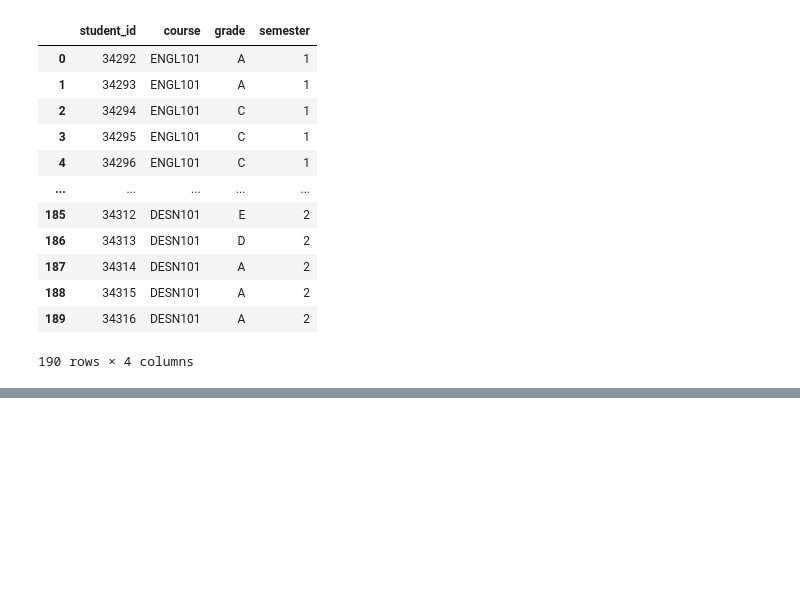
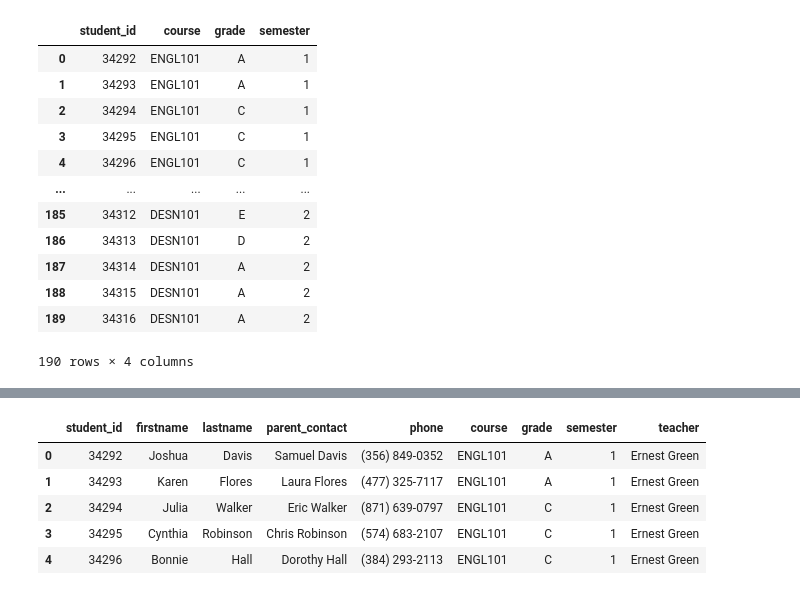
Before and after one commit to omid-sar/Interview-Preparation, a Jupyter notebook: data_manipulation/merge.ipynb, the cells around one changed output, grey strips where cells are left out. Cells and saved outputs as stored; diff of their text form; code cells hidden in the pictures; blank space fills up the shorter version.

```diff
--- a/data_manipulation/merge.ipynb
+++ b/data_manipulation/merge.ipynb
@@ -76,0 +108,3 @@ grades
+# %%
+student_full_grades = pd.merge(student_full, grades, on='student_id' )
+student_full_grades.head()
@@ -76,0 +118,10 @@ grades
+# %%
+full = pd.merge(student_full_grades, teachers,on='course' )
+full.head()
+# %% [output]
+|  | student_id | firstname | lastname | parent_contact | phone | course | grade | semester | teacher |
+| 0 | 34292 | Joshua | Davis | Samuel Davis | (356) 849-0352 | ENGL101 | A | 1 | Ernest Green |
+| 1 | 34293 | Karen | Flores | Laura Flores | (477) 325-7117 | ENGL101 | A | 1 | Ernest Green |
+| 2 | 34294 | Julia | Walker | Eric Walker | (871) 639-0797 | ENGL101 | C | 1 | Ernest Green |
+| 3 | 34295 | Cynthia | Robinson | Chris Robinson | (574) 683-2107 | ENGL101 | C | 1 | Ernest Green |
+| 4 | 34296 | Bonnie | Hall | Dorothy Hall | (384) 293-2113 | ENGL101 | C | 1 | Ernest Green |
```
Also changed, not shown: parts of 18 cells of this notebook.
